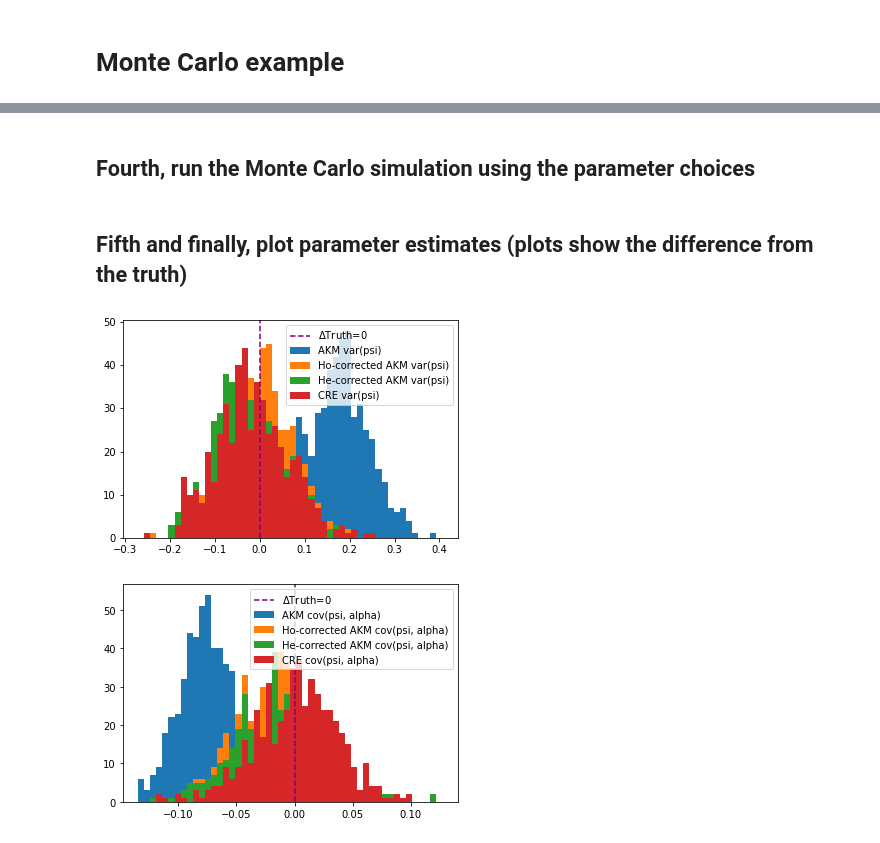
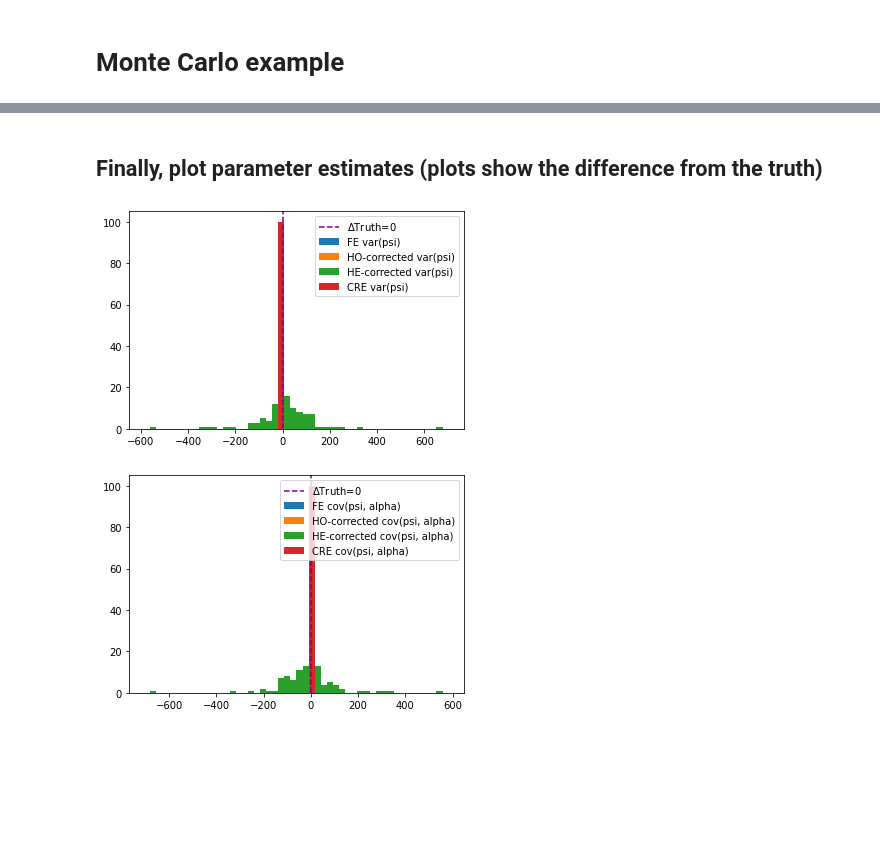
Before and after one commit to tlamadon/pytwoway, a Jupyter notebook: docs/source/notebooks/monte_carlo_example.ipynb, the cells around one changed output, grey strips where cells are left out. Saved outputs shown, nothing was run; the diff lists cells and outputs as text; code cells hidden in the pictures; blank space fills up the shorter version.

```diff
--- a/docs/source/notebooks/monte_carlo_example.ipynb
+++ b/docs/source/notebooks/monte_carlo_example.ipynb
@@ -30 +47,8 @@ sim_params = {
+# %%
+# Set parameters
+sim_params = bpd.sim_params({'num_ind': 1000, 'firm_size': 5, 'alpha_sig': 2, 'w_sig': 2, 'csort': 1.5, 'cnetw': 1.5, 'p_move': 0.05})
+fe_params = tw.fe_params({'he': True, 'lev_threshold_obs': 1, 'weighted': True})
+cre_params = tw.cre_params()
+cluster_params = bpd.cluster_params()
+clean_params = bpd.clean_params()
 # %% [markdown]
@@ -135,2 +55,0 @@ clean_params = {
-# %% [markdown]
-## Fourth, run the Monte Carlo simulation using the parameter choices
@@ -147,7 +56,25 @@ twmc_net.twfe_monte_carlo(
+# %%
+# Create the TwoWayMonteCarlo object
+twmc_net = tw.TwoWayMonteCarlo(
+    sim_params=sim_params,
+    fe_params=fe_params,
+    cre_params=cre_params,
+    cluster_params=cluster_params,
+    clean_params=clean_params,
+    collapse=True, # If True, run estimators on data collapsed at the worker-firm spell level
+    move_to_worker=False, # If True, each move is treated as a new worker
+    log=False # If True, will create log file(s)
+)
+# Run the Monte Carlo estimation
+twmc_net.twfe_monte_carlo(
+    N=100, # Number of simulations
+    ncore=4, # Number of cores to use
+    rng=np.random.default_rng(1234) # NumPy random number generator. This overrides the random number generators for simulating, FE, and CRE.
+)
 # %% [markdown]
-## Fifth and finally, plot parameter estimates (plots show the difference from the truth)
+## Finally, plot parameter estimates (plots show the difference from the truth)
 # %%
-twmc_net.plot_monte_carlo()
+twmc_net.plot_monte_carlo(he=True)
 # %% [output]
-[figure, old version]
+[figure, new version]
-[figure, old version]
+[figure, new version]
```
Also changed, not shown: parts of 13 cells of this notebook, 6 other files.
